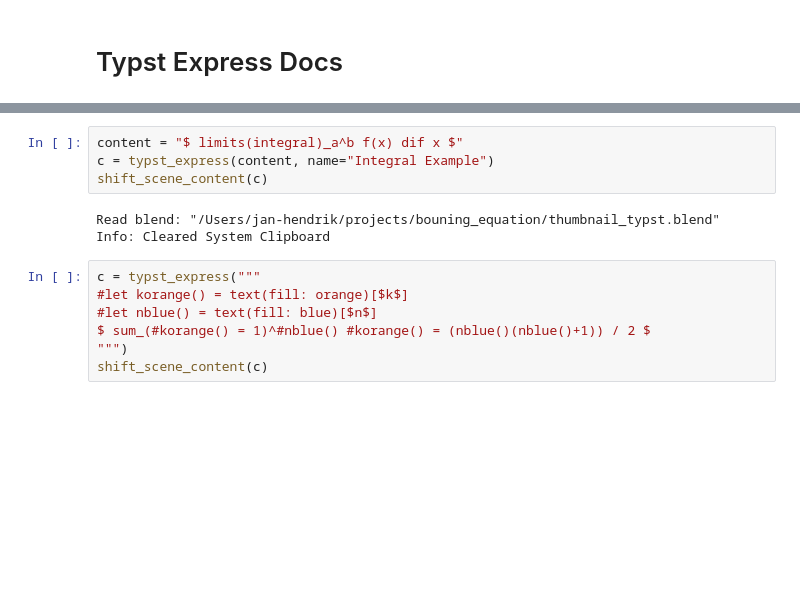
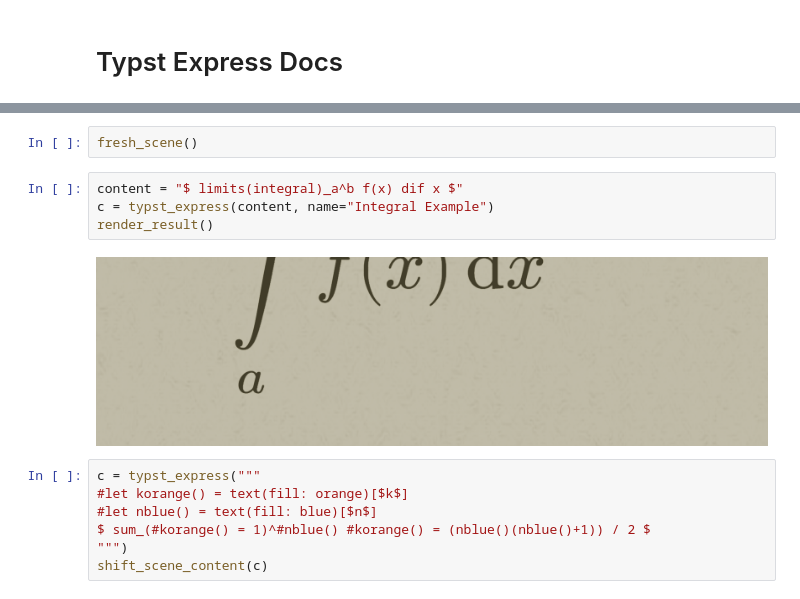
Before and after one commit to kolibril13/bpy-gallery, a Jupyter notebook: docs/n4_typst_examples.ipynb, the cells around one changed output, grey strips where cells are left out. Saved outputs shown, nothing was run; the diff lists cells and outputs as text; blank space fills up the shorter version.

```diff
--- a/docs/n4_typst_examples.ipynb
+++ b/docs/n4_typst_examples.ipynb
@@ -27,10 +50,11 @@ shift_scene_content(c)
+# %%
+fresh_scene()
 # %%
 content = "$ limits(integral)_a^b f(x) dif x $"
 c = typst_express(content, name="Integral Example")
-shift_scene_content(c)
+render_result()
 # %% [output]
-Read blend: "/Users/jan-hendrik/projects/bouning_equation/thumbnail_typst.blend"
-Info: Cleared System Clipboard
+[figure, added]
 # %%
 c = typst_express("""
 #let korange() = text(fill: orange)[$k$]
```
Also changed, not shown: parts of 5 cells of this notebook, 8 other files.
